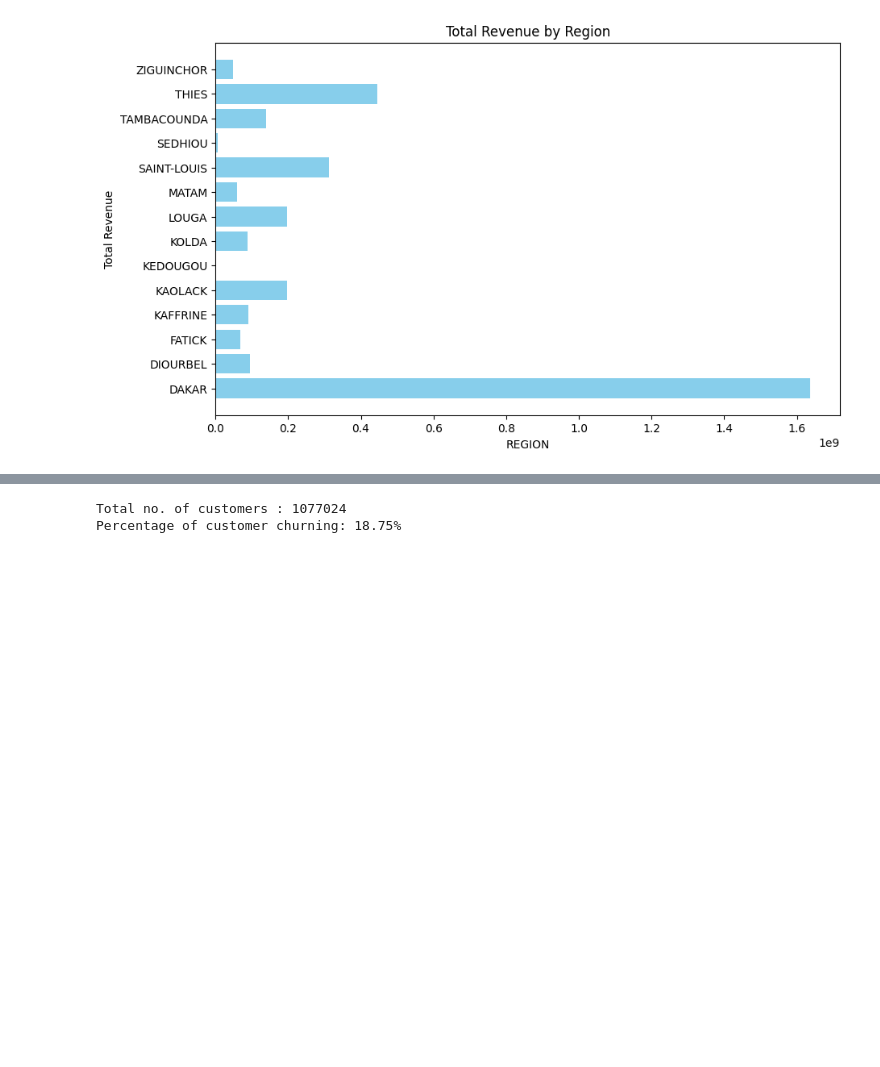
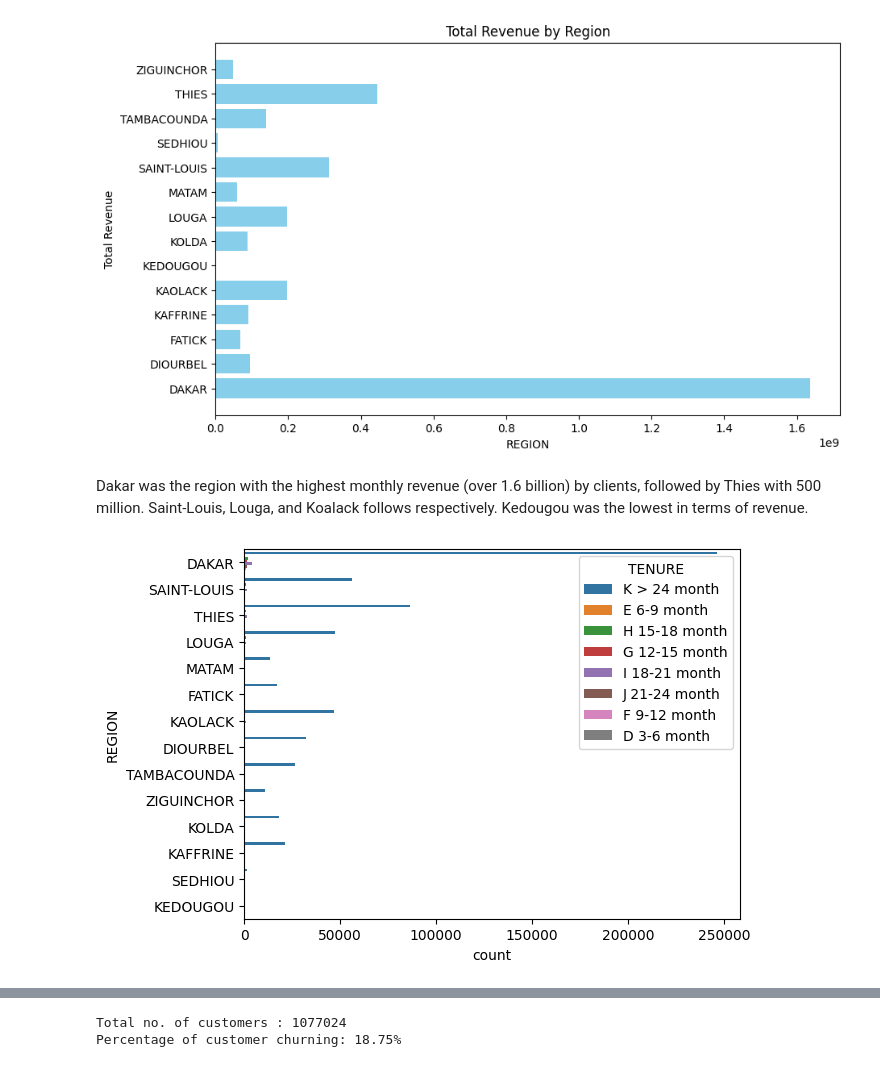
Before and after one commit to sethsot/African-telco-customer-churn, a Jupyter notebook: CustomerChurn.ipynb, the cells around one changed output, grey strips where cells are left out. Saved outputs shown, nothing was run; the diff lists cells and outputs as text; code cells hidden in the pictures; blank space fills up the shorter version.

```diff
--- a/CustomerChurn.ipynb
+++ b/CustomerChurn.ipynb
@@ -353,3 +367,13 @@ plt.title('Total Revenue by Region')
 plt.show()
 # %% [output]
 [figure]
+# %% [markdown]
+Dakar was the region with the highest monthly revenue (over 1.6 billion) by clients, followed by Thies with 500 million. Saint-Louis, Louga, and Koalack follows respectively. Kedougou was the lowest in terms of revenue.
+# %%
+# Visualize tenure based on regions
+# This shows that K > 24 month is the highest representation in all regions with DAKAR leading
+
+sns.countplot(y='REGION', hue='TENURE', data=df)
+plt.show()
+# %% [output]
+[figure, added]
```
Also changed, not shown: parts of 43 cells of this notebook.
